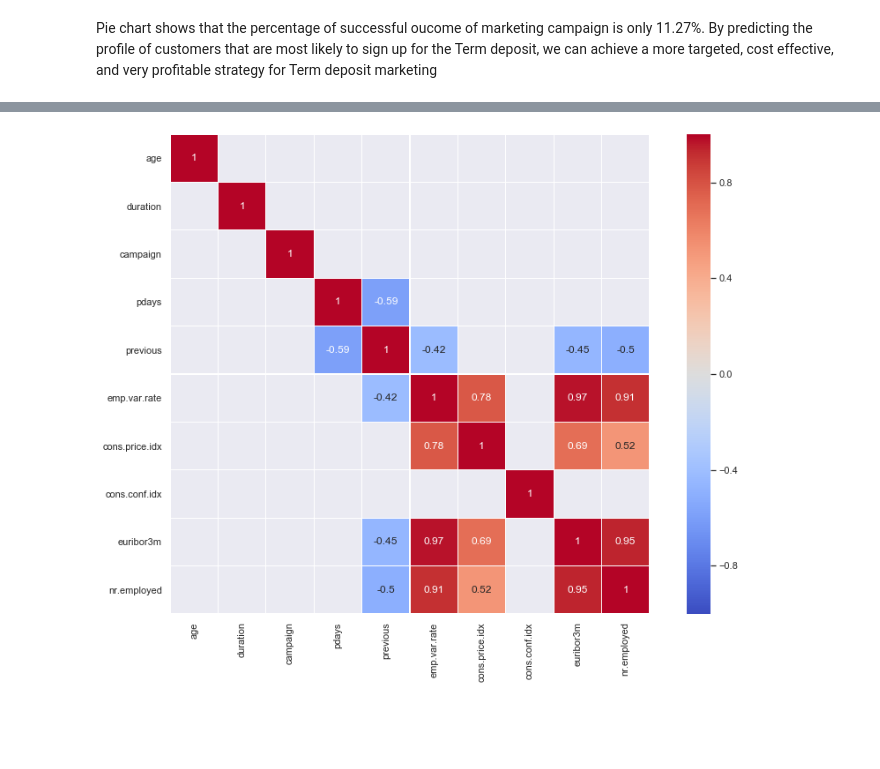
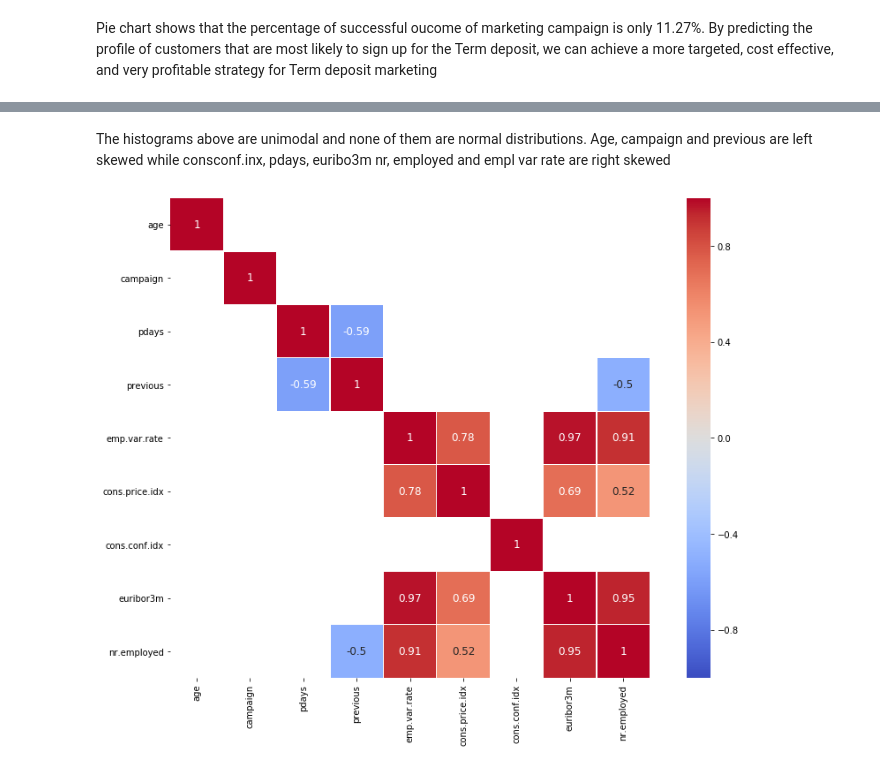
Before and after one commit to Dataforreal/springboard, a Jupyter notebook: Capstone_1/Capstone_Project_1.ipynb, the cells around one changed output, grey strips where cells are left out. Saved outputs shown, nothing was run; the diff lists cells and outputs as text; code cells hidden in the pictures; blank space fills up the shorter version.

```diff
--- a/Capstone_1/Capstone_Project_1.ipynb
+++ b/Capstone_1/Capstone_Project_1.ipynb
@@ -393,7 +389,10 @@ train_cat.hist(figsize=(16,20), bins=40,xlabelsize=8, ylabelsize=8);
+# %% [markdown]
+The histograms above are unimodal and none of them are normal distributions. Age, campaign and previous are left skewed while consconf.inx, pdays, euribo3m nr, employed and empl var rate are right skewed
 # %%
 # The heatmap below gives an indication of which relationships should be further investigated
+
 plt.subplots(figsize=(15,10))
-sns.heatmap(corr[(corr>=0.4)|(corr<=-0.4)], cmap='coolwarm', vmax=1.0, vmin=-1.0, linewidths=0.1,
+sns.heatmap(corr[(corr>=0.5)|(corr<=-0.5)], cmap='coolwarm', vmax=1.0, vmin=-1.0, linewidths=0.1,
 annot=True, annot_kws={"size":12}, square=True);
 # %% [output]
-[figure, old version]
+[figure, new version]
```
Also changed, not shown: parts of 22 cells of this notebook, 2 other files.
